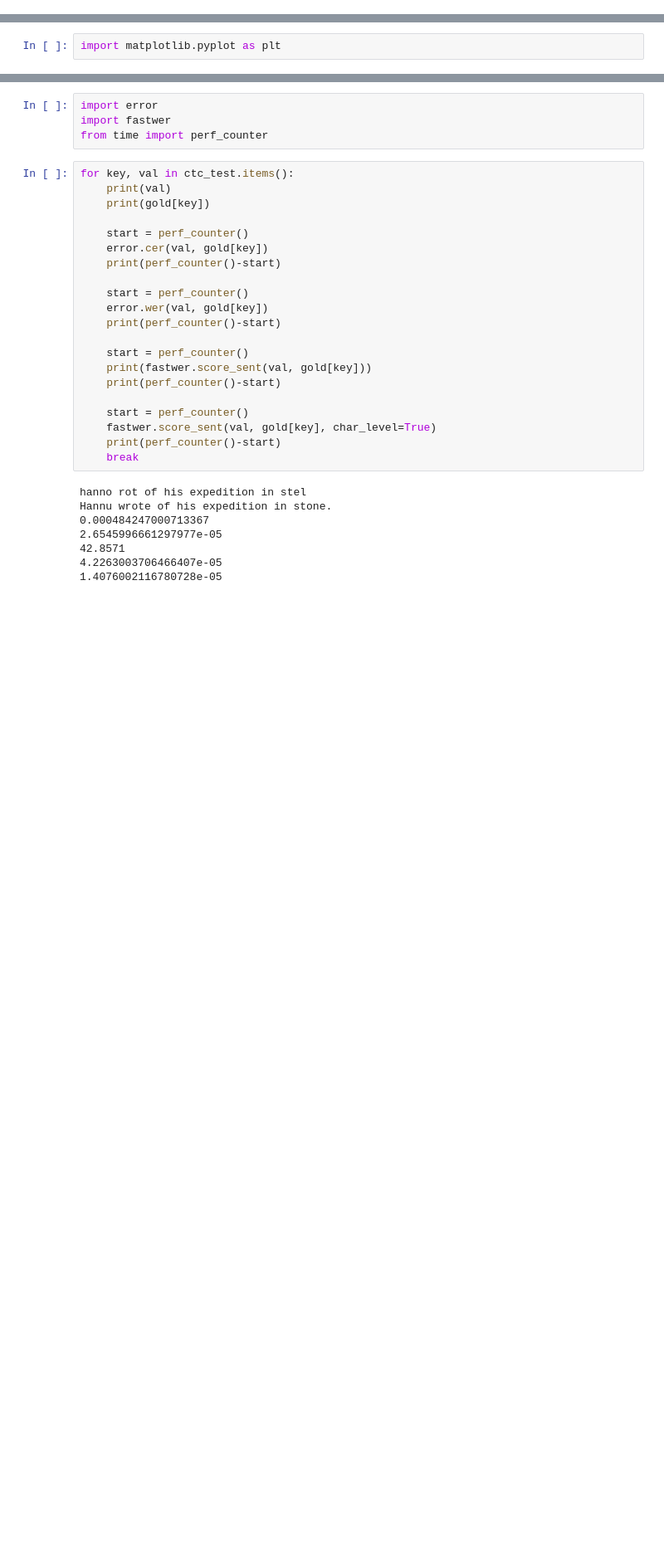
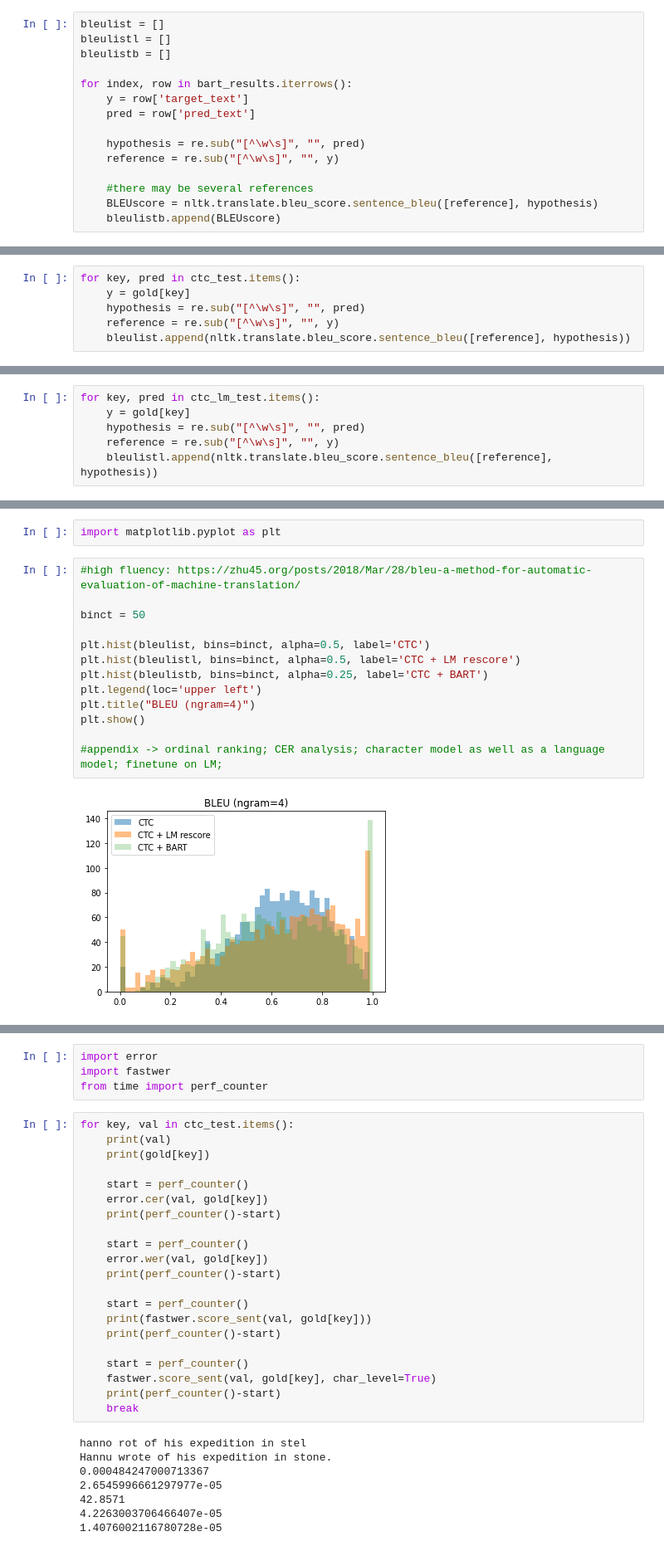
Before and after one commit to gbanerjee01/cs224u-project, a Jupyter notebook: Error Analysis.ipynb, the cells around one changed output, grey strips where cells are left out. Shown: that part at 83% size. Saved outputs shown, nothing was run; the diff lists cells and outputs as text; blank space fills up the shorter version.

```diff
--- a/Error Analysis.ipynb
+++ b/Error Analysis.ipynb
@@ -55,0 +111,15 @@ len(cerlist)
+# %%
+bleulist = []
+bleulistl = []
+bleulistb = []
+
+for index, row in bart_results.iterrows():
+    y = row['target_text']
+    pred = row['pred_text']
+
+    hypothesis = re.sub("[^\w\s]", "", pred)
+    reference = re.sub("[^\w\s]", "", y)
+
+    #there may be several references
+    BLEUscore = nltk.translate.bleu_score.sentence_bleu([reference], hypothesis)
+    bleulistb.append(BLEUscore)
@@ -55,0 +142,6 @@ len(cerlist)
+# %%
+for key, pred in ctc_test.items():
+    y = gold[key]
+    hypothesis = re.sub("[^\w\s]", "", pred)
+    reference = re.sub("[^\w\s]", "", y)
+    bleulist.append(nltk.translate.bleu_score.sentence_bleu([reference], hypothesis))
@@ -55,0 +159,6 @@ len(cerlist)
+# %%
+for key, pred in ctc_lm_test.items():
+    y = gold[key]
+    hypothesis = re.sub("[^\w\s]", "", pred)
+    reference = re.sub("[^\w\s]", "", y)
+    bleulistl.append(nltk.translate.bleu_score.sentence_bleu([reference], hypothesis))
@@ -56,2 +329,17 @@ len(cerlist)
 # %%
 import matplotlib.pyplot as plt
+# %%
+#high fluency: https://zhu45.org/posts/2018/Mar/28/bleu-a-method-for-automatic-evaluation-of-machine-translation/
+
+binct = 50
+
+plt.hist(bleulist, bins=binct, alpha=0.5, label='CTC')
+plt.hist(bleulistl, bins=binct, alpha=0.5, label='CTC + LM rescore')
+plt.hist(bleulistb, bins=binct, alpha=0.25, label='CTC + BART')
+plt.legend(loc='upper left')
+plt.title("BLEU (ngram=4)")
+plt.show()
+
+#appendix -> ordinal ranking; CER analysis; character model as well as a language model; finetune on LM;
+# %% [output]
+[figure, added]
```
Also changed, not shown: parts of 24 cells of this notebook.
